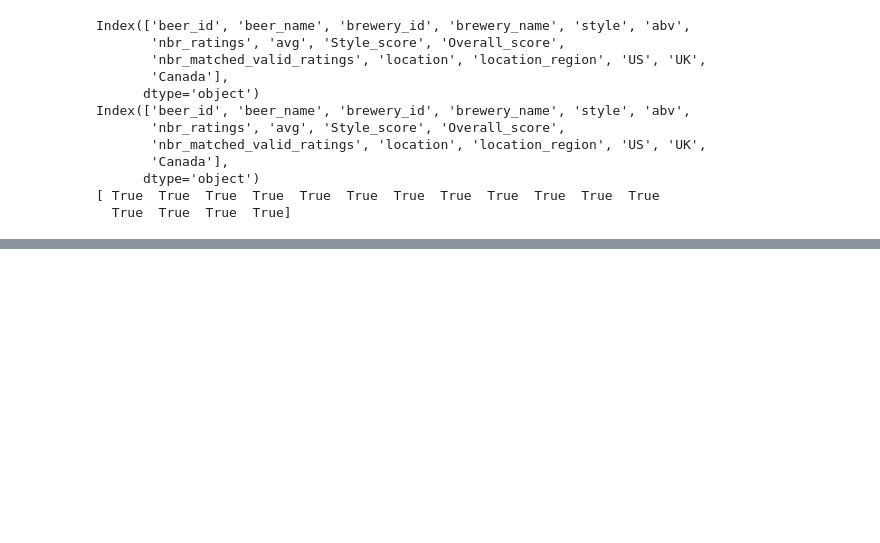
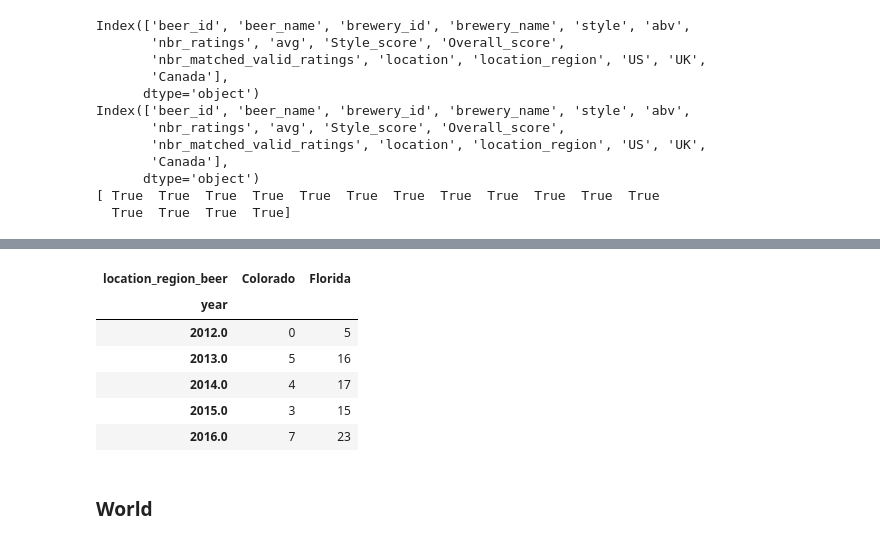
Before and after one commit to epfl-ada/ada-2024-project-mediterranean, a Jupyter notebook: beers_analysis.ipynb, the cells around one changed output, grey strips where cells are left out. Saved outputs shown, nothing was run; the diff lists cells and outputs as text; code cells hidden in the pictures; blank space fills up the shorter version.

```diff
--- a/beers_analysis.ipynb
+++ b/beers_analysis.ipynb
@@ -24,6 +24,8 @@ users_BA = pd.read_csv(processed_PATH + '/BeerAdvocate/users_processed.csv')
 beer_RB = pd.read_csv(processed_PATH + '/RateBeer/beers_processed_dual.csv')
 breweries_RB = pd.read_csv(processed_PATH + '/RateBeer/breweries_processed.csv')
 users_RB = pd.read_csv(processed_PATH + '/RateBeer/users_processed.csv')
+ratings_RB = pd.read_csv(processed_PATH + '/RateBeer/ratings_processed.csv')
+ratings_BA = pd.read_csv(processed_PATH + '/BeerAdvocate/ratings_processed.csv')
 # %% [markdown]
 Ensurance of data continuity
 # %%
@@ -55,0 +74,21 @@ utils_beers.plot_world_map_data(beer_RB)
+# %%
+ratings_BA_US = ratings_BA[ratings_BA['US_beer']]
+ratings_BA_US_loc_year = ratings_BA_US.groupby(['year', 'location_region_beer']).size().reset_index(name='num_ratings')
+ratings_BA_US_loc_year = ratings_BA_US_loc_year.pivot_table(index='year', columns='location_region_beer', values='num_ratings', aggfunc='sum')
+ratings_BA_US_loc_year = ratings_BA_US_loc_year.fillna(0).astype(int)
+ratings_BA_US_loc_year.head()
+
+
+ratings_RB_US = ratings_RB[ratings_RB['US_beer']]
+ratings_RB_US_loc_year = ratings_RB_US.groupby(['year', 'location_region_beer']).size().reset_index(name='num_ratings')
+ratings_RB_US_loc_year = ratings_RB_US_loc_year.pivot_table(index='year', columns='location_region_beer', values='num_ratings', aggfunc='sum')
+ratings_RB_US_loc_year = ratings_RB_US_loc_year.fillna(0).astype(int)
+ratings_RB_US_loc_year.head()
+# %% [output]
+| location_region_beer | Colorado | Florida |
+| year |  |  |
+| 2012.0 | 0 | 5 |
+| 2013.0 | 5 | 16 |
+| 2014.0 | 4 | 17 |
+| 2015.0 | 3 | 15 |
+| 2016.0 | 7 | 23 |
@@ -55,0 +98,2 @@ utils_beers.plot_world_map_data(beer_RB)
+# %% [markdown]
+### World
```
Also changed, not shown: parts of 8 cells of this notebook, 2 other files.
